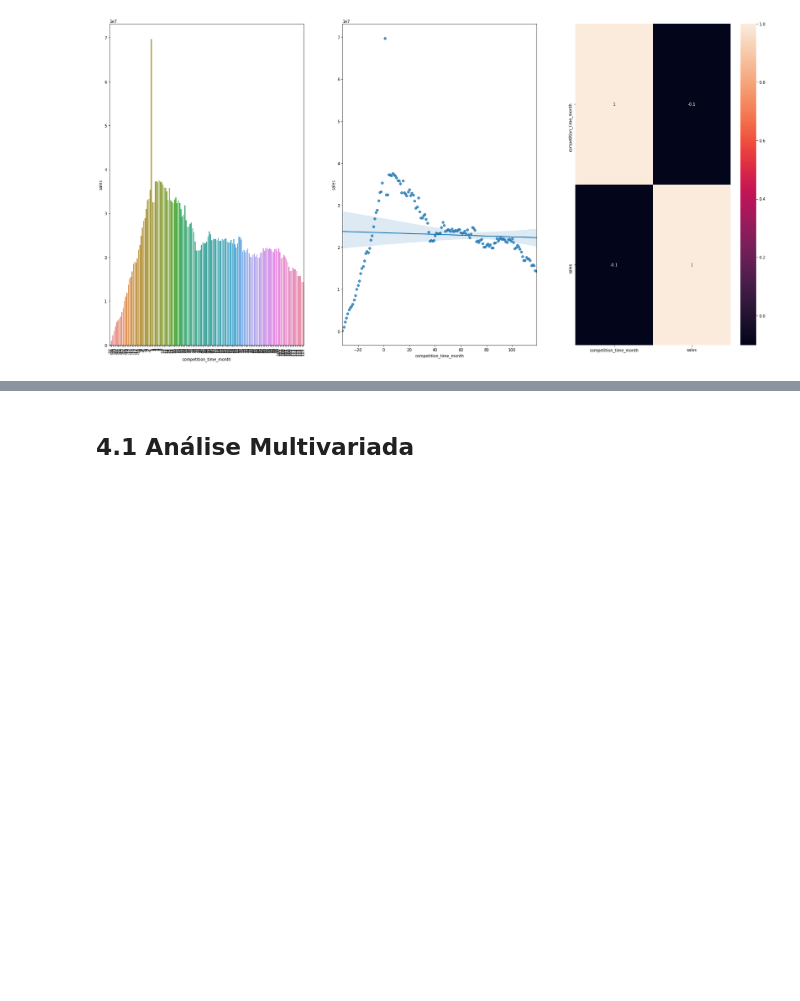
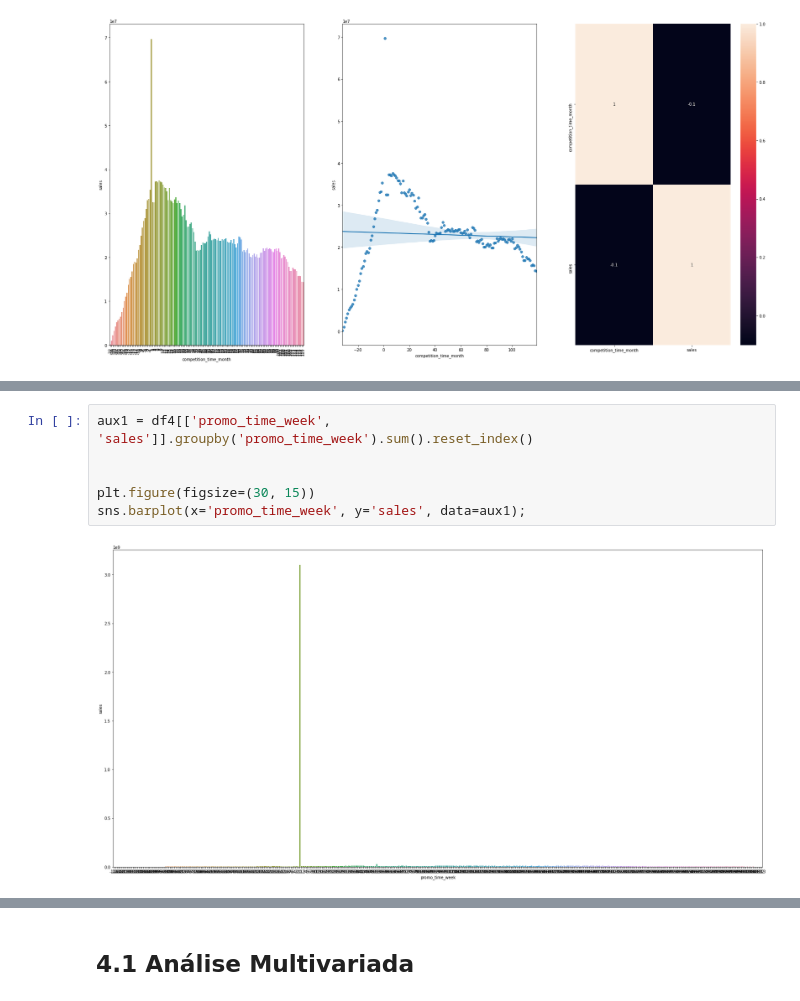
Before and after one commit to joaodequeiroz/Store-Sales-Prediction, a Jupyter notebook: m04_v01_store_sales_prediction.ipynb, the cells around one changed output, grey strips where cells are left out. Drawn from its saved outputs; the diff is of its cells as text; blank space fills up the shorter version.

```diff
--- a/m04_v01_store_sales_prediction.ipynb
+++ b/m04_v01_store_sales_prediction.ipynb
@@ -552,0 +558,8 @@ sns.heatmap(aux1.corr(method='pearson'), annot=True);
+# %%
+aux1 = df4[['promo_time_week', 'sales']].groupby('promo_time_week').sum().reset_index()
+
+
+plt.figure(figsize=(30, 15))
+sns.barplot(x='promo_time_week', y='sales', data=aux1);
+# %% [output]
+[figure, added]
```
Also changed, not shown: parts of 7 cells of this notebook.
